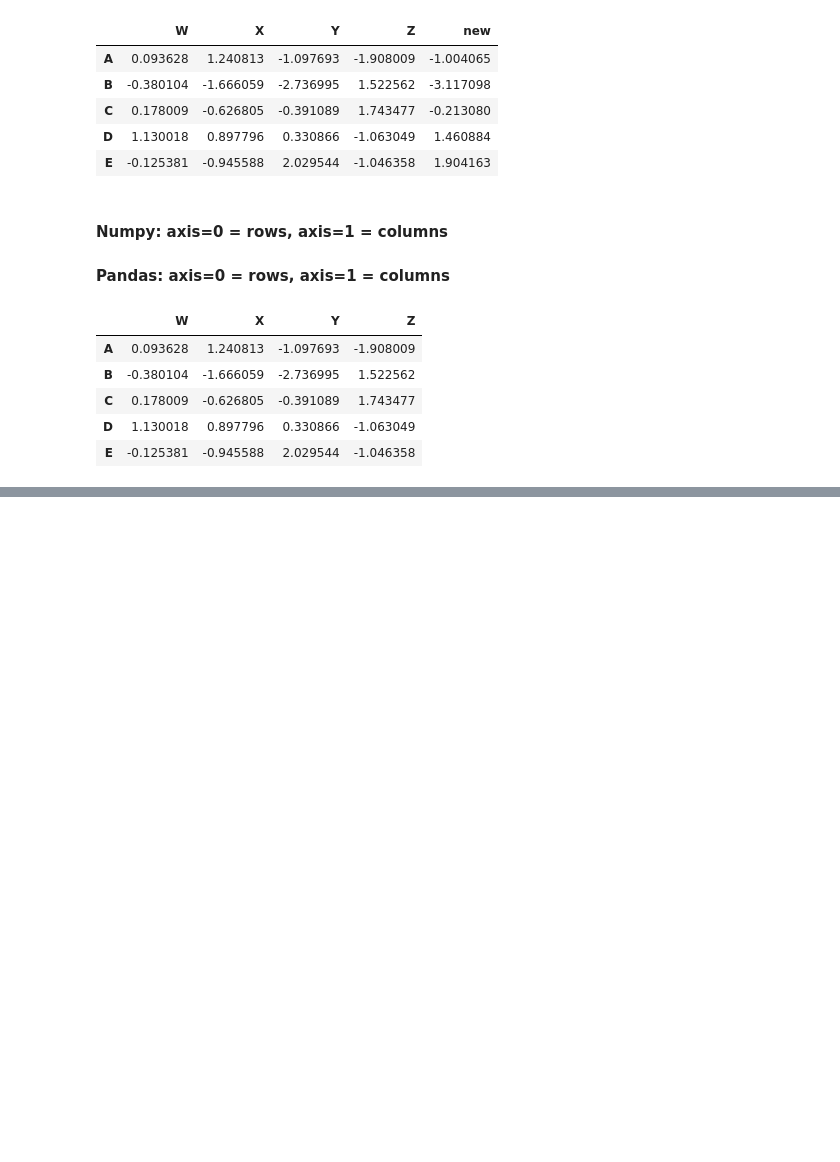
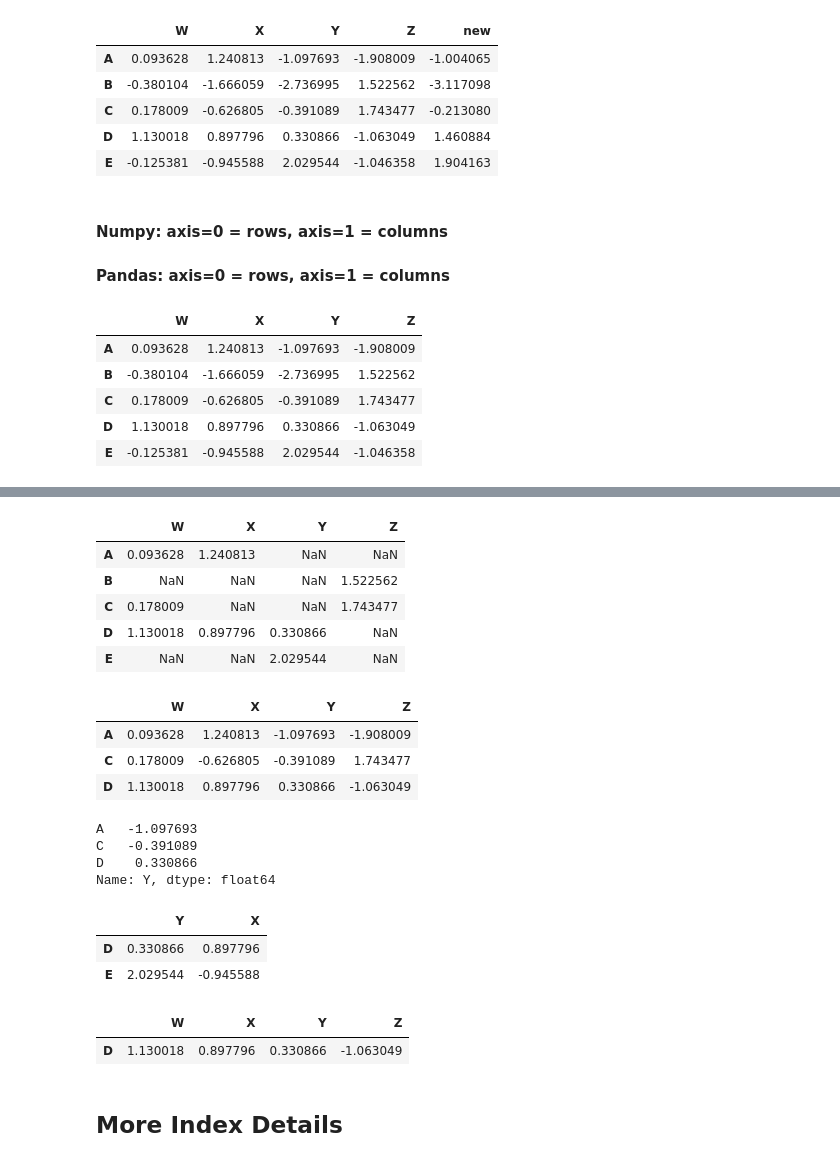
Before and after one commit to SiddheshDaphane/Data-Analysis-in-Python, a Jupyter notebook: 07_DataFrames.ipynb, the cells around one changed output, grey strips where cells are left out. Cells and saved outputs as stored; diff of their text form; code cells hidden in the pictures; blank space fills up the shorter version.

```diff
--- a/07_DataFrames.ipynb
+++ b/07_DataFrames.ipynb
@@ -116,0 +211,39 @@ df.drop('new', axis=1)
+# %%
+df[df>0]
+# %% [output]
+|  | W | X | Y | Z |
+| A | 0.093628 | 1.240813 | NaN | NaN |
+| B | NaN | NaN | NaN | 1.522562 |
+| C | 0.178009 | NaN | NaN | 1.743477 |
+| D | 1.130018 | 0.897796 | 0.330866 | NaN |
+| E | NaN | NaN | 2.029544 | NaN |
+# %%
+df[df['W']>0]
+# Only where 'W' > 0. Other conditions doesn't matter
+# %% [output]
+|  | W | X | Y | Z |
+| A | 0.093628 | 1.240813 | -1.097693 | -1.908009 |
+| C | 0.178009 | -0.626805 | -0.391089 | 1.743477 |
+| D | 1.130018 | 0.897796 | 0.330866 | -1.063049 |
+# %%
+df[df['W']>0]['Y']
+# give me 'Y' Where 'W'>0
+# %% [output]
+A   -1.097693
+C   -0.391089
+D    0.330866
+Name: Y, dtype: float64
+# %%
+df[df['Y']>0][['Y','X']]
+# %% [output]
+|  | Y | X |
+| D | 0.330866 | 0.897796 |
+| E | 2.029544 | -0.945588 |
+# %%
+df[(df['W']>1) & (df['Y']>0)]
+# first write inner condition and then add '&'
+# %% [output]
+|  | W | X | Y | Z |
+| D | 1.130018 | 0.897796 | 0.330866 | -1.063049 |
+# %% [markdown]
+## More Index Details
```
Also changed, not shown: parts of 15 cells of this notebook.
